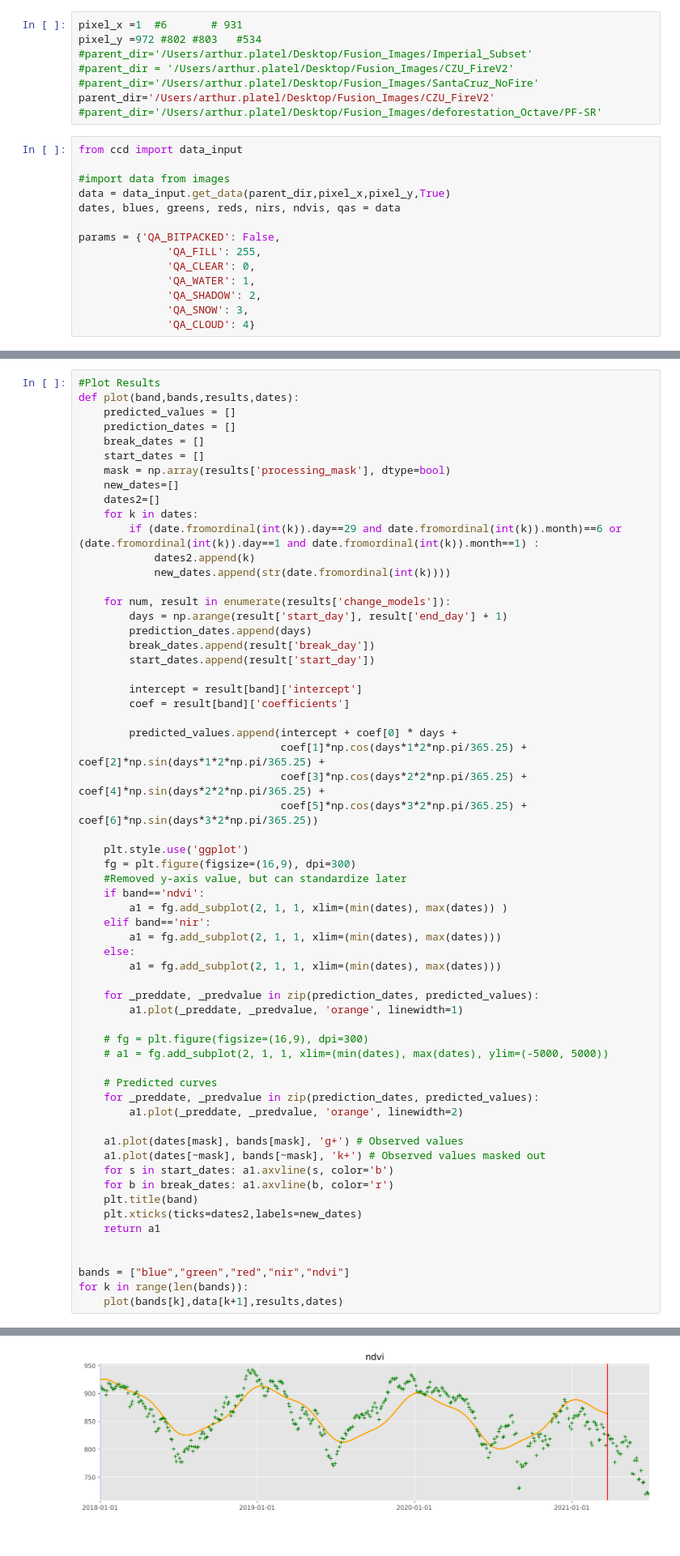
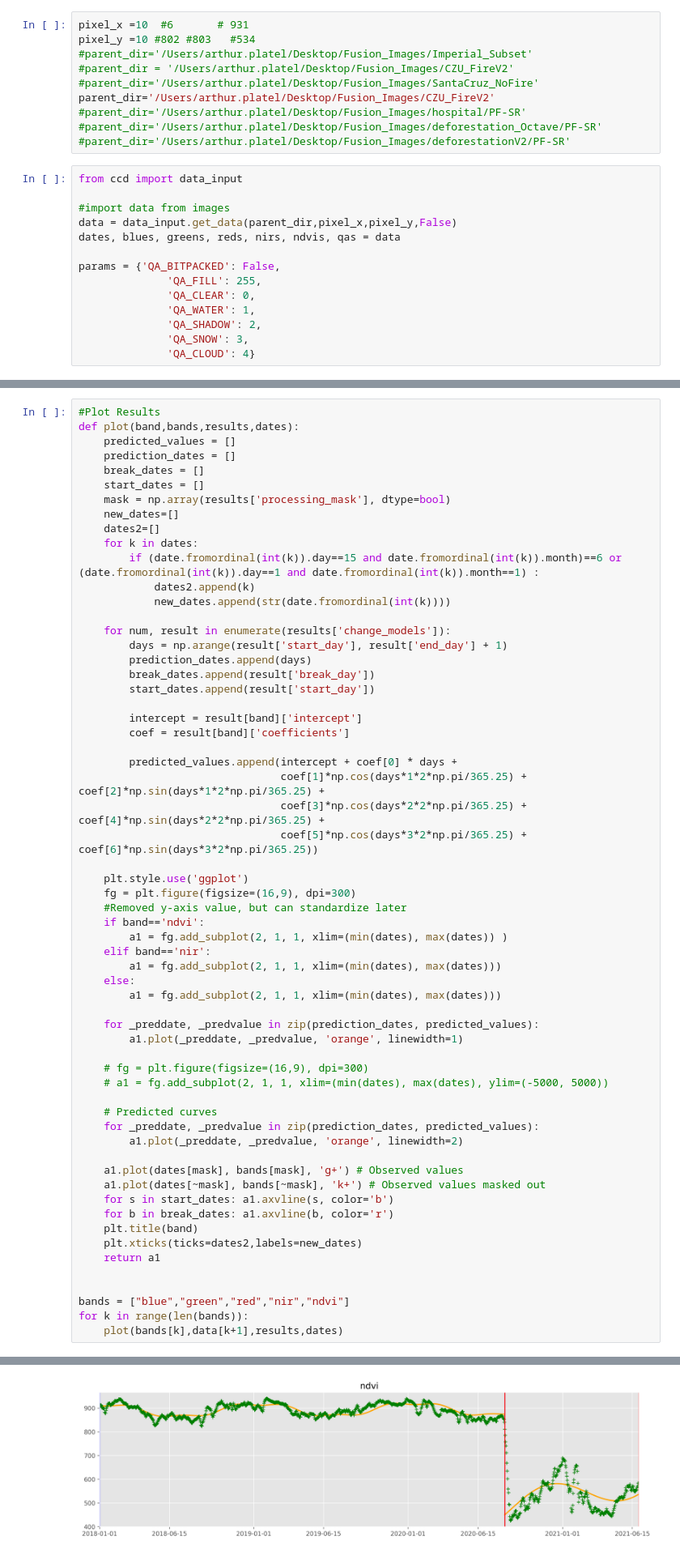
Before and after one commit to ArthurPlatel/CCDC_pl, a Jupyter notebook: notebooks/CCDC.ipynb, the cells around one changed output, grey strips where cells are left out. Shown at 81% size. Drawn from its saved outputs; the diff is of its cells as text.

Commit message:
LargeUpdate with imagescaling

```diff
--- a/notebooks/CCDC.ipynb
+++ b/notebooks/CCDC.ipynb
@@ -17,16 +17,18 @@ import ccd.classification as cls
 # %%
-pixel_x =1  #6       # 931
-pixel_y =972 #802 #803   #534
+pixel_x =10  #6       # 931
+pixel_y =10 #802 #803   #534
 #parent_dir='/Users/arthur.platel/Desktop/Fusion_Images/Imperial_Subset'
 #parent_dir = '/Users/arthur.platel/Desktop/Fusion_Images/CZU_FireV2'
 #parent_dir='/Users/arthur.platel/Desktop/Fusion_Images/SantaCruz_NoFire'
 parent_dir='/Users/arthur.platel/Desktop/Fusion_Images/CZU_FireV2'
+#parent_dir='/Users/arthur.platel/Desktop/Fusion_Images/hospital/PF-SR'
 #parent_dir='/Users/arthur.platel/Desktop/Fusion_Images/deforestation_Octave/PF-SR'
+#parent_dir='/Users/arthur.platel/Desktop/Fusion_Images/deforestationV2/PF-SR'
 # %%
 from ccd import data_input
 
 #import data from images
-data = data_input.get_data(parent_dir,pixel_x,pixel_y,True)
+data = data_input.get_data(parent_dir,pixel_x,pixel_y,False)
 dates, blues, greens, reds, nirs, ndvis, qas = data
 
 params = {'QA_BITPACKED': False,
@@ -66,7 +62,7 @@ def plot(band,bands,results,dates):
     new_dates=[]
     dates2=[]
     for k in dates:
-        if (date.fromordinal(int(k)).day==29 and date.fromordinal(int(k)).month)==6 or (date.fromordinal(int(k)).day==1 and date.fromordinal(int(k)).month==1) :
+        if (date.fromordinal(int(k)).day==15 and date.fromordinal(int(k)).month)==6 or (date.fromordinal(int(k)).day==1 and date.fromordinal(int(k)).month==1) :
             dates2.append(k)
             new_dates.append(str(date.fromordinal(int(k))))
 
@@ -124,4 +120,4 @@ for k in range(len(bands)):
-[figure, old version]
+[figure, new version]
 # %%
 # from scipy.stats import mode
 # for idx in range(dates.shape[0]):
```
Also changed, not shown: parts of 3 cells of this notebook, 14 other files.
